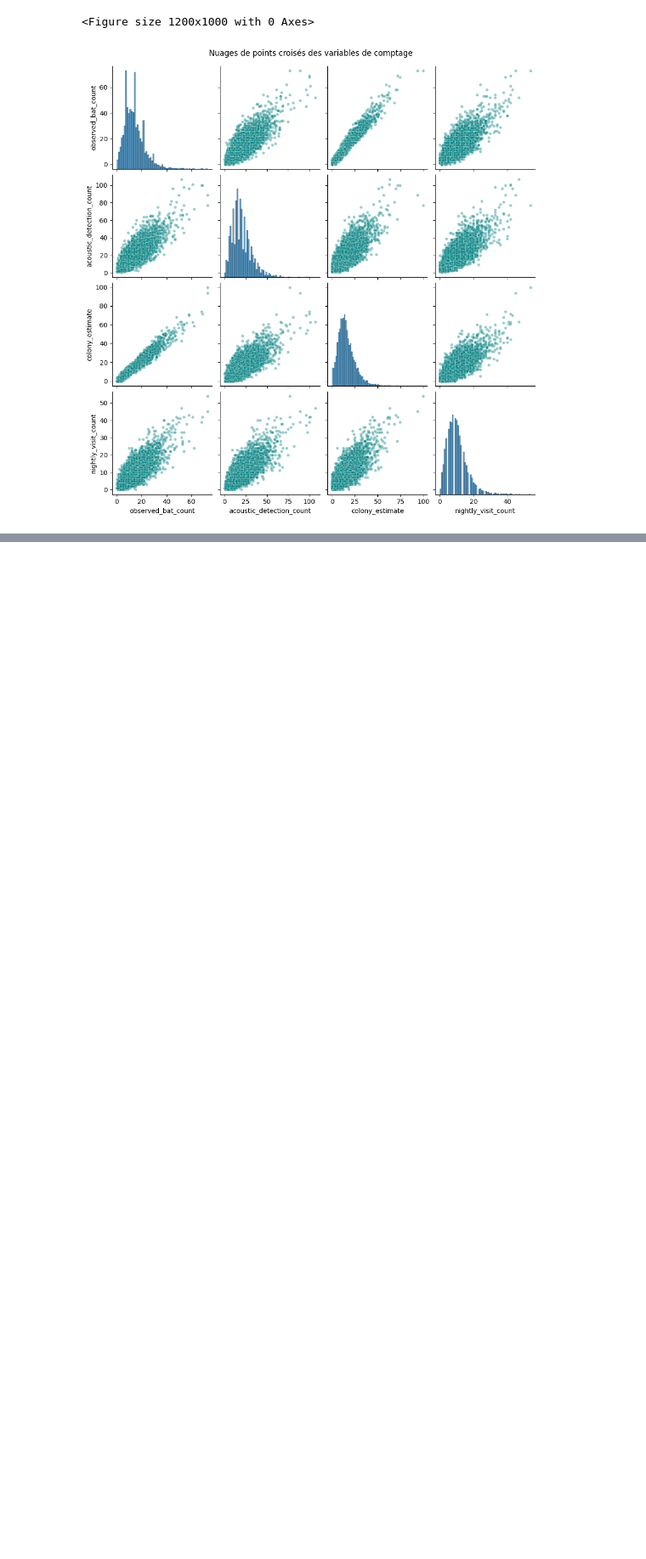
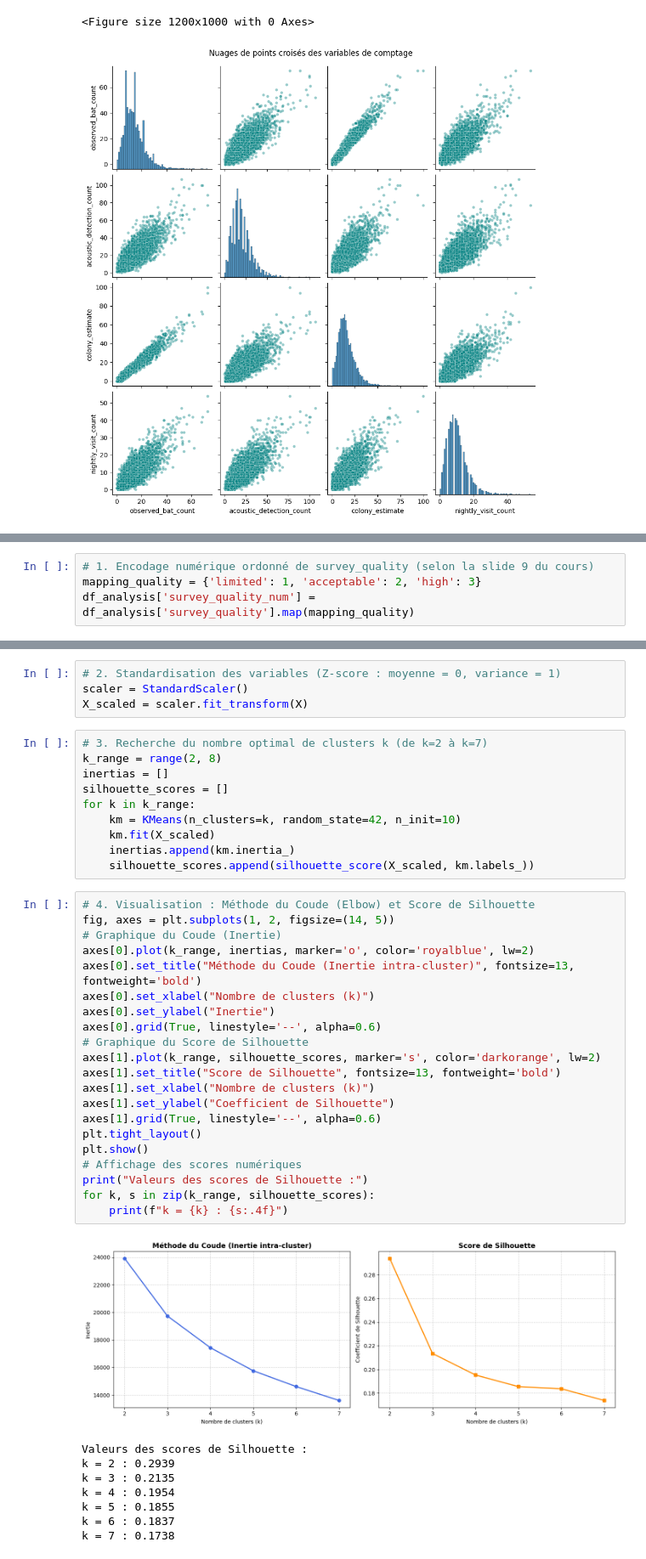
Before and after one commit to HananeDjouadi/G05-DataMining-2627, a Jupyter notebook: data/ecology/bat_surveys.ipynb, the cells around one changed output, grey strips where cells are left out. Shown at 85% size. Cells and saved outputs as stored; diff of their text form; blank space fills up the shorter version.

```diff
--- a/data/ecology/bat_surveys.ipynb
+++ b/data/ecology/bat_surveys.ipynb
@@ -746,0 +895,4 @@ plt.show()
+# %%
+# 1. Encodage numérique ordonné de survey_quality (selon la slide 9 du cours)
+mapping_quality = {'limited': 1, 'acceptable': 2, 'high': 3}
+df_analysis['survey_quality_num'] = df_analysis['survey_quality'].map(mapping_quality)
@@ -746,0 +912,44 @@ plt.show()
+# %%
+# 2. Standardisation des variables (Z-score : moyenne = 0, variance = 1)
+scaler = StandardScaler()
+X_scaled = scaler.fit_transform(X)
+# %%
+# 3. Recherche du nombre optimal de clusters k (de k=2 à k=7)
+k_range = range(2, 8)
+inertias = []
+silhouette_scores = []
+for k in k_range:
+    km = KMeans(n_clusters=k, random_state=42, n_init=10)
+    km.fit(X_scaled)
+    inertias.append(km.inertia_)
+    silhouette_scores.append(silhouette_score(X_scaled, km.labels_))
+# %%
+# 4. Visualisation : Méthode du Coude (Elbow) et Score de Silhouette
+fig, axes = plt.subplots(1, 2, figsize=(14, 5))
+# Graphique du Coude (Inertie)
+axes[0].plot(k_range, inertias, marker='o', color='royalblue', lw=2)
+axes[0].set_title("Méthode du Coude (Inertie intra-cluster)", fontsize=13, fontweight='bold')
+axes[0].set_xlabel("Nombre de clusters (k)")
+axes[0].set_ylabel("Inertie")
+axes[0].grid(True, linestyle='--', alpha=0.6)
+# Graphique du Score de Silhouette
+axes[1].plot(k_range, silhouette_scores, marker='s', color='darkorange', lw=2)
+axes[1].set_title("Score de Silhouette", fontsize=13, fontweight='bold')
+axes[1].set_xlabel("Nombre de clusters (k)")
+axes[1].set_ylabel("Coefficient de Silhouette")
+axes[1].grid(True, linestyle='--', alpha=0.6)
+plt.tight_layout()
+plt.show()
+# Affichage des scores numériques
+print("Valeurs des scores de Silhouette :")
+for k, s in zip(k_range, silhouette_scores):
+    print(f"k = {k} : {s:.4f}")
+# %% [output]
+[figure, added]
+Valeurs des scores de Silhouette :
+k = 2 : 0.2939
+k = 3 : 0.2135
+k = 4 : 0.1954
+k = 5 : 0.1855
+k = 6 : 0.1837
+k = 7 : 0.1738
```
Also changed, not shown: parts of 20 cells of this notebook, 1 other file.
